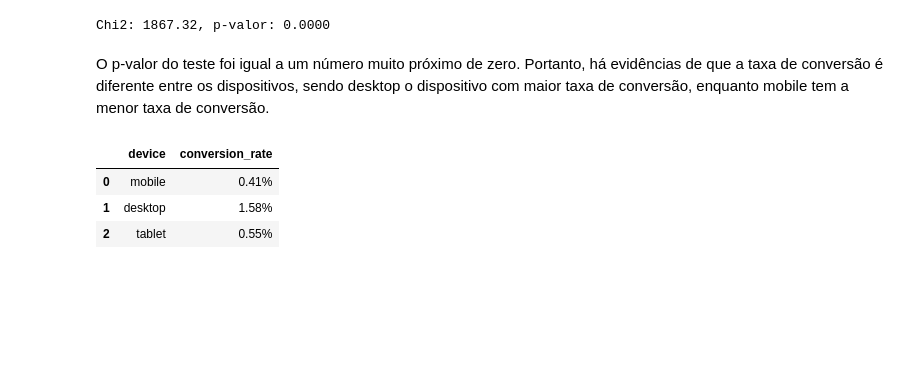
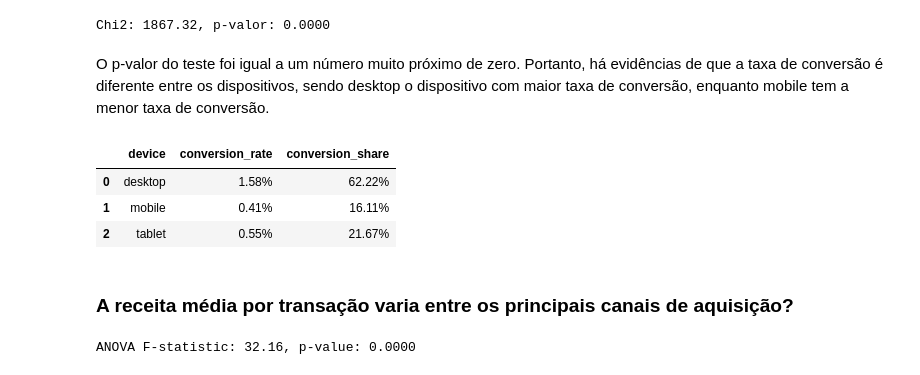
Before and after one commit to ArthurGontijo/teste_etus, a Jupyter notebook: questao_1/analise.ipynb, the cells around one changed output. Cells and saved outputs as stored; diff of their text form; code cells hidden in the pictures; blank space fills up the shorter version.

```diff
--- a/questao_1/analise.ipynb
+++ b/questao_1/analise.ipynb
@@ -419,16 +434,76 @@ O p-valor do teste foi igual a um número muito próximo de zero. Portanto, há
 # %%
 convertion_df['conversion_rate'] = (
     convertion_df['conversions'] / (convertion_df['conversions'] + convertion_df['non_conversions'])
 ) * 100
 
 conversion_rate_table = convertion_df[['device', 'conversion_rate']].set_index('device')
+
+conversion_rate_table['conversion_share'] = (conversion_rate_table['conversion_rate'] / conversion_rate_table['conversion_rate'].sum()) * 100
 conversion_rate_table = conversion_rate_table.round(2)
-conversion_rate_table = conversion_rate_table.round(2)
+
 conversion_rate_table['conversion_rate'] = conversion_rate_table['conversion_rate'].astype(str) + '%'
+conversion_rate_table['conversion_share'] = conversion_rate_table['conversion_share'].astype(str) + '%'
 
 display(conversion_rate_table.reset_index())
 # %% [output]
-|  | device | conversion_rate |
-| 0 | mobile | 0.41% |
-| 1 | desktop | 1.58% |
-| 2 | tablet | 0.55% |
+|  | device | conversion_rate | conversion_share |
+| 0 | desktop | 1.58% | 62.22% |
+| 1 | mobile | 0.41% | 16.11% |
+| 2 | tablet | 0.55% | 21.67% |
+# %% [markdown]
+### A receita média por transação varia entre os principais canais de aquisição?
+# %%
+# Calcula a média de receita por canal e exclui canais com menos de 100 sessões. Após isso, filtra
+# os top 15 canais com mais receita média. E então pega todas as sessões desse canais e sua receita.
+query_11 = """
+WITH channel_stats AS (
+  SELECT
+    CONCAT(trafficSource.source, ' / ', trafficSource.medium) AS acquisition_channel,
+    COUNT(*) AS total_sessions,
+    AVG(COALESCE(totals.transactionRevenue, 0)) AS mean_revenue
+  FROM
+    `bigquery-public-data.google_analytics_sample.ga_sessions_*`
+  WHERE
+    trafficSource.source IS NOT NULL
+    AND trafficSource.medium IS NOT NULL
+  GROUP BY
+    acquisition_channel
+  HAVING
+    total_sessions >= 100
+),
+
+top_channels AS (
+  SELECT
+    acquisition_channel
+  FROM
+    channel_stats
+  ORDER BY
+    mean_revenue DESC
+  LIMIT 15
+)
+
+SELECT
+  c.acquisition_channel,
+  COALESCE(t.totals.transactionRevenue, 0) AS transaction_revenue
+FROM
+  `bigquery-public-data.google_analytics_sample.ga_sessions_*` AS t
+JOIN
+  top_channels AS c
+ON
+  CONCAT(t.trafficSource.source, ' / ', t.trafficSource.medium) = c.acquisition_channel
+"""
+
+channels_rev_df = client.query(query_11).to_dataframe()
+
+channel_counts = channels_rev_df['acquisition_channel'].value_counts()
+top_channels = channel_counts[channel_counts > 100].index
+channels_rev_df_top = channels_rev_df[channels_rev_df['acquisition_channel'].isin(top_channels)]
+
+revenue_by_channel = [channels_rev_df_top[channels_rev_df_top['acquisition_channel'] == ch]['transaction_revenue'].values
+                      for ch in top_channels]
+
+anova_stat, anova_p = f_oneway(*revenue_by_channel)
+
+print(f"ANOVA F-statistic: {anova_stat:.2f}, p-value: {anova_p:.4f}")
+# %% [output]
+ANOVA F-statistic: 32.16, p-value: 0.0000
```
Also changed, not shown: parts of 28 cells of this notebook, 2 other files.
